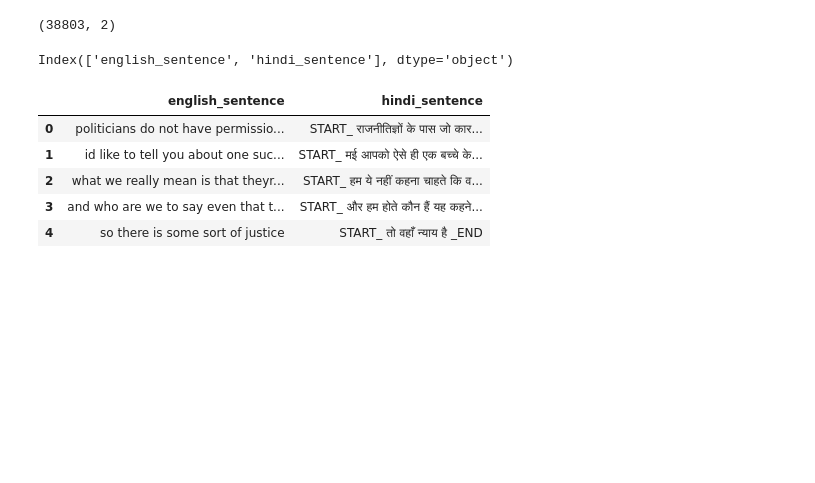
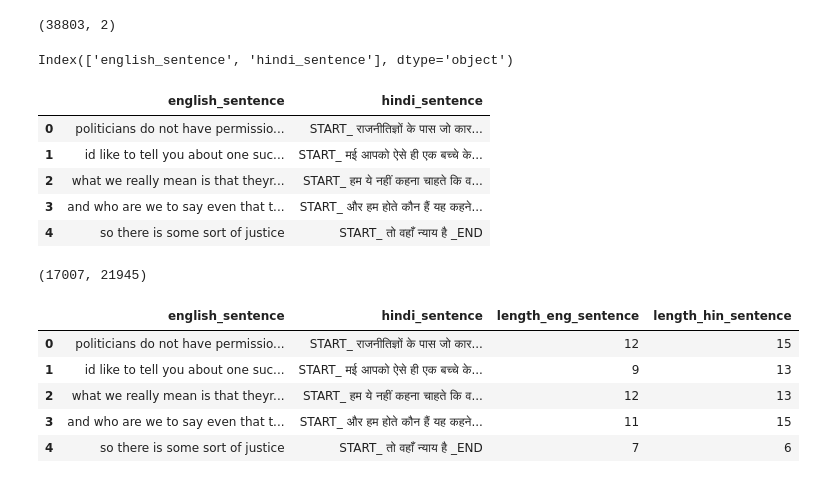
Before and after one commit to yash0307jain/machine-translation, a Jupyter notebook: machine_translation.ipynb, the cells around one changed output. Cells and saved outputs as stored; diff of their text form; code cells hidden in the pictures; blank space fills up the shorter version.

```diff
--- a/machine_translation.ipynb
+++ b/machine_translation.ipynb
@@ -153,0 +173,4 @@ df.head()
+# %%
+len(all_eng_words), len(all_hindi_words)
+# %% [output]
+(17007, 21945)
@@ -153,0 +181,9 @@ df.head()
+# %%
+df.head()
+# %% [output]
+|  | english_sentence | hindi_sentence | length_eng_sentence | length_hin_sentence |
+| 0 | politicians do not have permissio... | START_ राजनीतिज्ञों के पास जो कार... | 12 | 15 |
+| 1 | id like to tell you about one suc... | START_ मई आपको ऐसे ही एक बच्चे के... | 9 | 13 |
+| 2 | what we really mean is that theyr... | START_ हम ये नहीं कहना चाहते कि व... | 12 | 13 |
+| 3 | and who are we to say even that t... | START_ और हम होते कौन हैं यह कहने... | 11 | 15 |
+| 4 | so there is some sort of justice | START_ तो वहाँ न्याय है _END | 7 | 6 |
```
Also changed, not shown: parts of 21 cells of this notebook, 4 other files.
